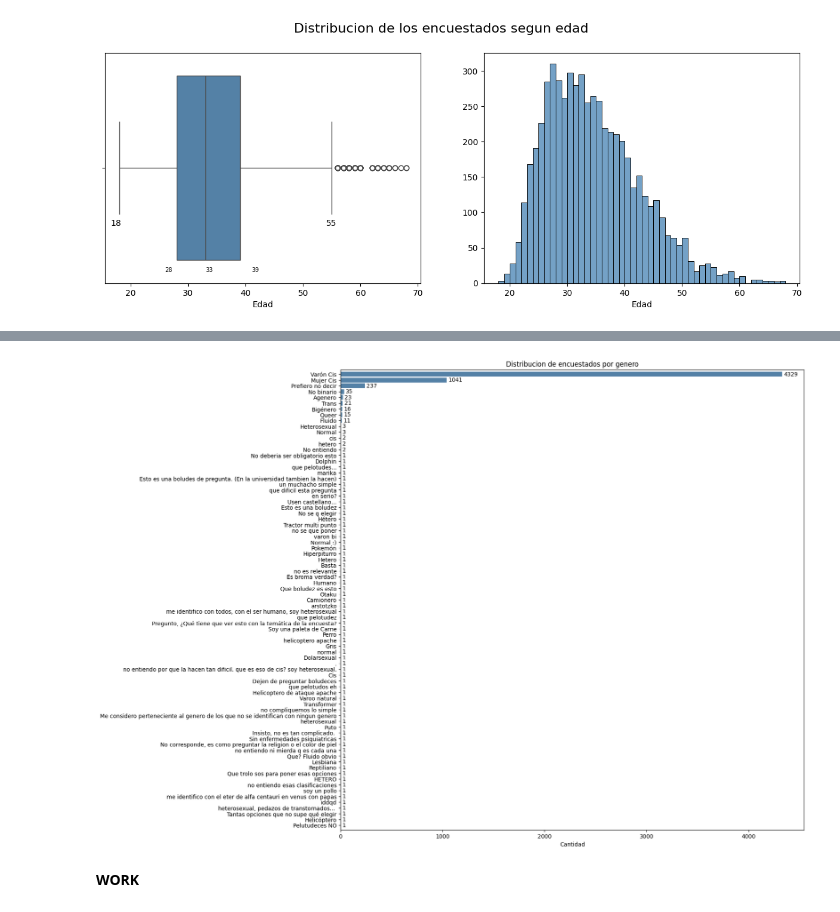
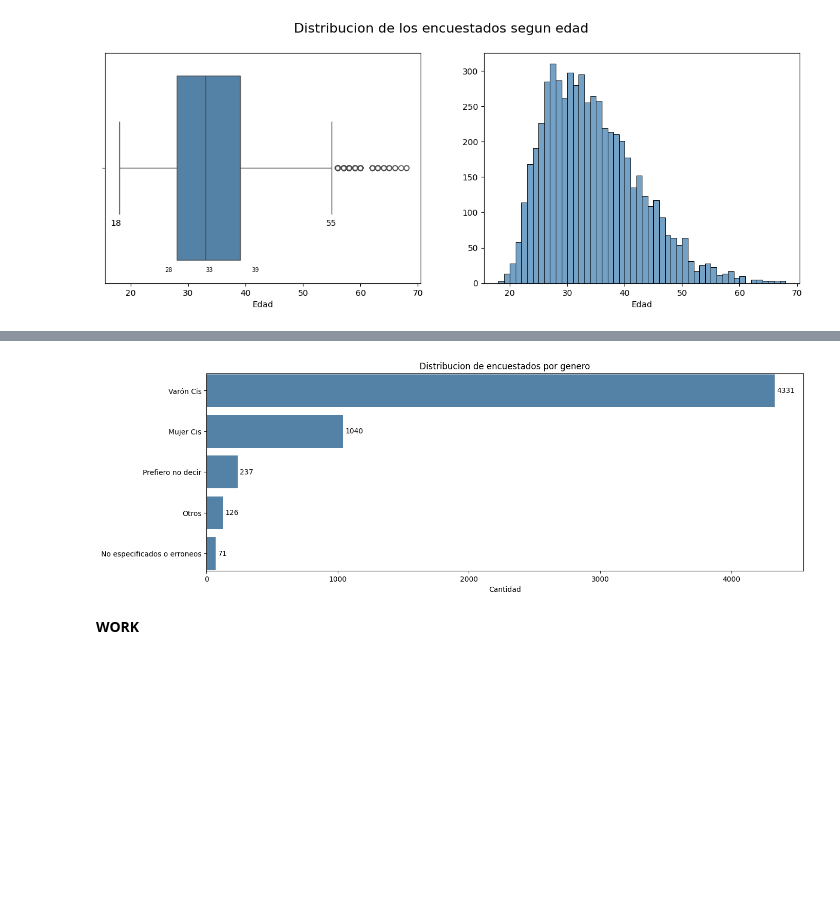
Before and after one commit to simonzanetti/2023.2-SysArmy-IT-Salaries-Survey, a Jupyter notebook: 2023_2_SysArmy_Survey.ipynb, the cells around one changed output, grey strips where cells are left out. Drawn from its saved outputs; the diff is of its cells as text; code cells hidden in the pictures; blank space fills up the shorter version.

Commit message:
Se normalizó la columna gender

```diff
--- a/2023_2_SysArmy_Survey.ipynb
+++ b/2023_2_SysArmy_Survey.ipynb
@@ -152,16 +132,22 @@ def extract_values(column):
 #GENERO
 #print(salaries['gender'].unique())
 
-salaries = normalize_dataframe(salaries, 'gender',
+salaries_temp = normalize_dataframe(salaries, 'gender',
     {
-        "^(?!.*(mujer)).*hombre.*|.*macho.*|.*masculino.*|^(?!.*(?:trans|bi|\b(var[oó]n cis)\b))var[oó]n" : "Varón Cis",
-        "^(?!.*(?:trans|bi|ag[eé]nero|var[oó]n)).*mujer" : "Mujer Cis",
-        "^(?=.*mujer|var[oó]n)(?=.*trans)(?!.*nb).*" : "Trans",
-        "^(?=.*mujer|var[oó]n)\b(bi)\b" : "Bisexual",
-        ".*ag[eé]nero.*" : "Agenero",
-        ".*ag[eé]nero.*" : "Agenero",
-        ".*nb.*|.*no binario.*|.*no binarie.*" : "No binario",
+        "^(?!.*(mujer)).*hombre.*|.*macho.*|.*muchacho.*|.*varoo.*|.*masculino.*|^(?!.*(?:trans|bi|\b(var[oó]n cis)\b))var[oó]n" : "Varón Cis",
+        "^(?!.*(?:trans|bi|ag[eé]nero|var[oó]n|hombre|hombres)).*mujer|.*mujer de cuando solo existian hombres y mujeres*." : "Mujer Cis",
+        "^(?=.*mujer|var[oó]n)(?=.*trans)(?!.*nb).*" : "Otros",
+        "^(?=.*mujer|var[oó]n)\b(bi)\b" : "Otros",
+        ".*ag[eé]nero.*" : "Otros",
+        ".*nb.*|.*no binario.*|.*no binarie.*|big[eé]nero|.*varon bi.*" : "Otros",
+        ".*fluido.*" : "Otros",
+        ".*queer.*" : "Otros",
+        ".*puto.*|.*marika.*|.*lesbiana.*" : "Otros",
     })
+
+print('\nElementos de Gender que no entran en las categorias anteriores')
+print(salaries_temp['gender'][~salaries_temp['gender'].isin(['Varón Cis','Mujer Cis','Prefiero no decir','Otros'])].unique())
+salaries_temp['gender'] = np.where(salaries_temp['gender'].isin(['Varón Cis','Mujer Cis','Prefiero no decir','Otros']), salaries_temp['gender'], 'No especificados o erroneos')
 # %% [markdown]
 **WORK**
 # %%
@@ -175,7 +161,7 @@ salaries1 = normalize_dataframe(salaries, 'work_title',
 # %%
 # WORK_CONTRACT TYPE
 #print(salaries["work_contract_type"].unique())
-salaries['work_contract_type'] = salaries['work_contract_type'].replace({
+salaries_temp['work_contract_type'] = salaries_temp['work_contract_type'].replace({
                                                                         'Staff (planta permanente)' : 'Planta permanente',
                                                                         'Tercerizado (trabajo a través de consultora o agencia)' : 'Tercerizado',
                                                                         'Contractor' : 'Contratista',
@@ -296,6 +282,8 @@ salaries1 = normalize_dataframe(salaries, 'degree/specialization',
         #".*lic.* " : "Tec. en Desarrollo de Software",
         #"^(?!.*(?:robot|admin))(?=.*lic.*sistemas)" : "Licenciatura en Sistemas",
     })
+# %%
+salaries = salaries_temp
 # %% [markdown]
 # EDA: ANALISIS  MONOVARIABLE
 # %% [markdown]
@@ -382,14 +366,14 @@ ax = sns.scatterplot(x=salaries[(stats.zscore(salaries['age']) < 3) & (salaries[
 # %%
 #GENDER
-fig = plt.figure(figsize=(15, 15))
+fig = plt.figure(figsize=(15, 5))
 ax = sns.countplot(y=salaries['gender'], color='steelblue', order=salaries["gender"].value_counts().index)
 plt.title("Distribucion de encuestados por genero",loc='center')
 plt.xlabel("Cantidad")
 plt.ylabel('')
 plt.bar_label(ax.containers[0], padding=3, fontsize = 10)
 ax.margins(y=0.005)
 # %% [output]
-[figure, old version]
+[figure, new version]
 # %% [markdown]
 **WORK**
 # %%
```
Also changed, not shown: parts of 5 cells of this notebook.
